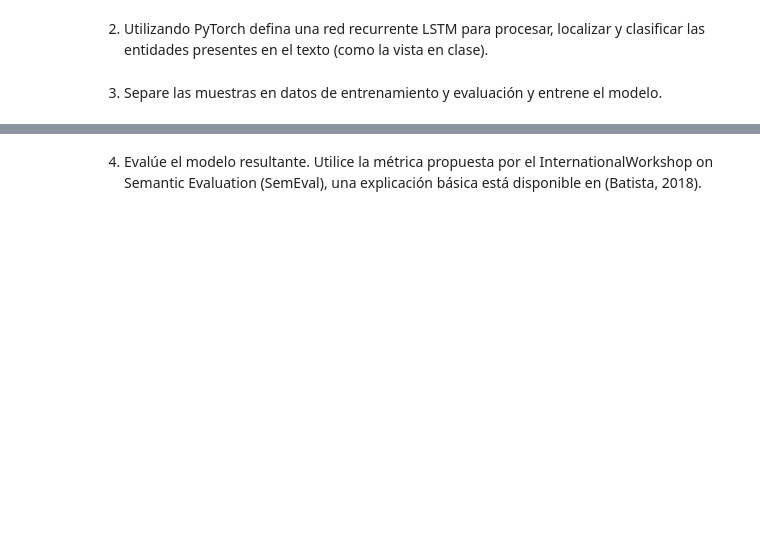
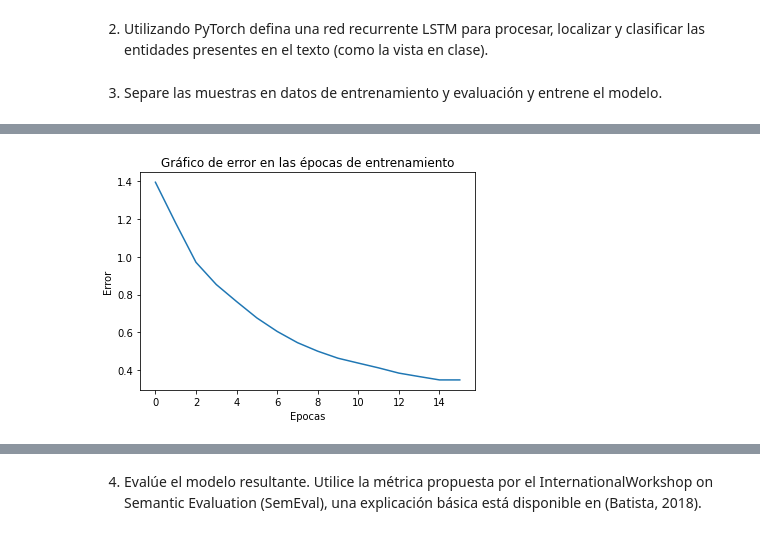
Before and after one commit to waltermv/TP04-IA, a Jupyter notebook: TP04-IA.ipynb, the cells around one changed output, grey strips where cells are left out. Saved outputs shown, nothing was run; the diff lists cells and outputs as text; code cells hidden in the pictures; blank space fills up the shorter version.

```diff
--- a/TP04-IA.ipynb
+++ b/TP04-IA.ipynb
@@ -1027,58 +755,54 @@ y_train ['O', 'O', 'O', 'O', 'O', 'O', 'O', 'O', 'O', 'O', 'B-geo', 'I-geo', 'O'
 # %%
 # Preparación de los datos
-def prepare_sequence(seq, to_ix):
+def preparar_secuencia(secuencia, indice_secuencias):
     # Prepara tensores de indices de palabras a partir de una oración.
-    # Parámetros:
-    #   seq: oración
-    #   to_ix: diccionario de palabras.
-    idxs = [to_ix[w] for w in seq]
+    # Se recibe una secuencia en una lista y su diccionario correspondiente.
+    idxs = [indice_secuencias[elem] for elem in secuencia]
     return torch.tensor(idxs, dtype=torch.long)
 
 # Entrenar el modelo
 
-# Valores antes de entrenar
-# El elemento i, j de la salida es la puntuación entre la etiqueta j para la palabra i.
-with torch.no_grad():
-    inputs = prepare_sequence(X_train[0], word_to_ix)
+num_epocas = 15
 
-#     print('inputs', inputs, inputs.size())
+lista_error = []
+loss = math.inf
 
-    tag_scores = model(inputs)
-
-#     print(X_train[0])
-
-    # Clasificación
-#     print(tag_scores)
-
-# Corridas o épocas
-for epoch in range(100):
-
-    if epoch % 10 == 0:
-        print(epoch)
+# Épocas de entrenamiento
+for epoca in range(num_epocas):
 
     for sentence, etiqueta in zip(X_train, y_train):
-#         print('sentence', sentence)
-#         print('tags', etiqueta)
+
         ## Paso 1. Pytorch acumula los gradientes.
         # Es necesario limpiarlos
         model.zero_grad()
 
         # Paso 2. Se preparan las entradas, es decir, se convierten a
         # tensores de índices de palabras.
-        sentence_in = prepare_sequence(sentence, word_to_ix)
-        targets = prepare_sequence(etiqueta, etiquetas_a_indice)
-#         print('targets', targets)
+        sentence_in = preparar_secuencia(sentence, indice_palabras)
+        targets = preparar_secuencia(etiqueta, indice_etiquetas)
 
         # Paso 3. Se genera la predicción (forward pass).
         tag_scores = model(sentence_in)
-#         print('tag_scores', tag_scores)
 
         # Paso 4. se calcula la pérdida, los gradientes, y se actualizan los
         # parámetros por medio del optimizador.
-#         print('tag_scores', tag_scores, tag_scores.size())
-#         print('targets', targets)
         loss = loss_function(tag_scores, targets)
-#         print('lossmljsmaLKMSALKmaslkMLKSAMlkmaldksmlkads\nlksadmldksamlkdsmlakds', loss)
+
         loss.backward()
         optimizer.step()
+
+    lista_error.append(loss)
+    print(f"Número de época: {epoca}")
+    print(f"Pérdida: {loss}")
+
+lista_error.append(loss)
+print(f"Número de época: {num_epocas}")
+print(f"Pérdida: {loss}")
+
+plt.figure()
+plt.plot(lista_error)
+plt.xlabel('Epocas')
+plt.ylabel('Error')
+plt.title('Gráfico de error en las épocas de entrenamiento')
+plt.show()
 # %% [output]
@@ -1094,0 +826 @@ for epoch in range(100):
+[figure, added]
```
Also changed, not shown: parts of 45 cells of this notebook.
